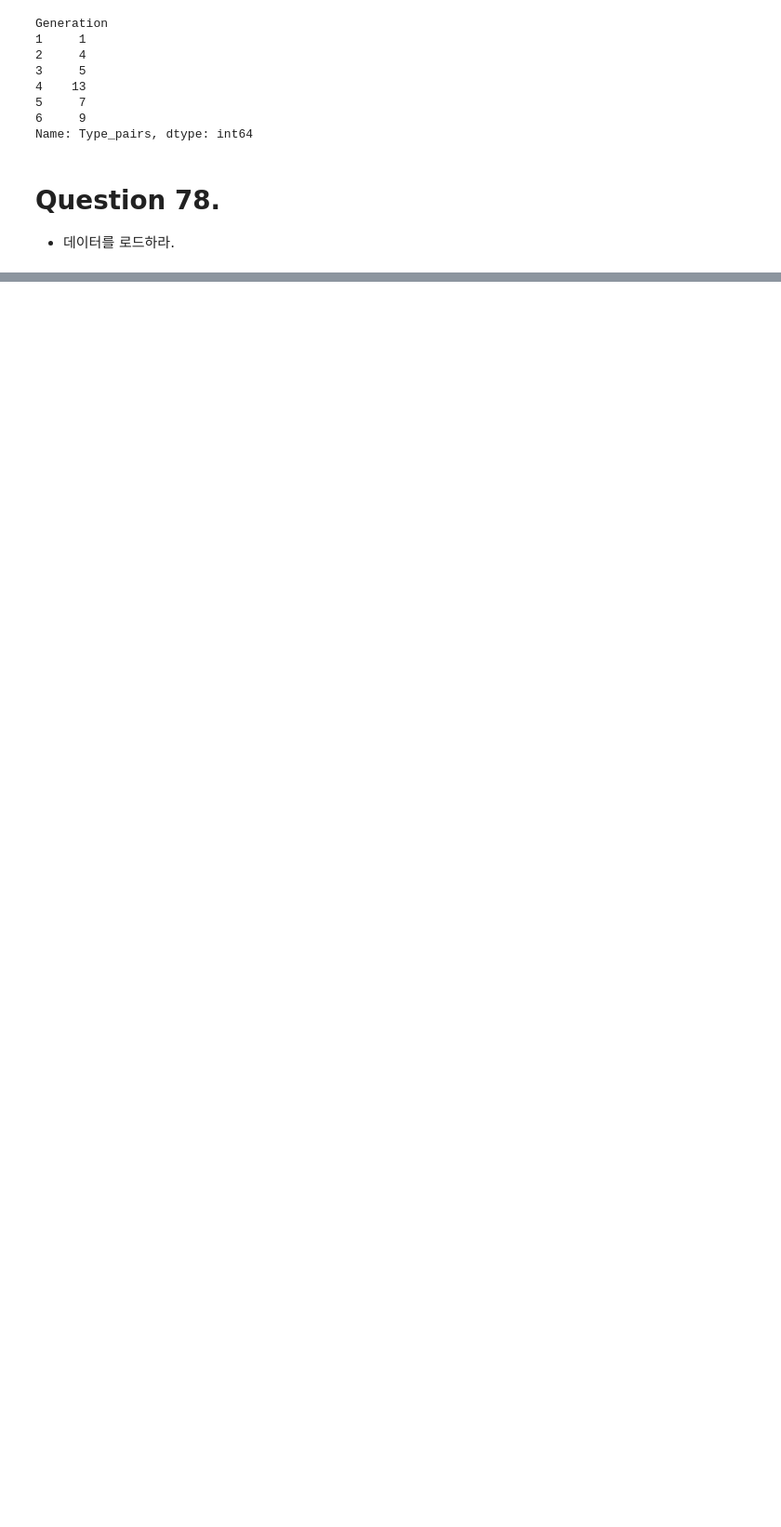
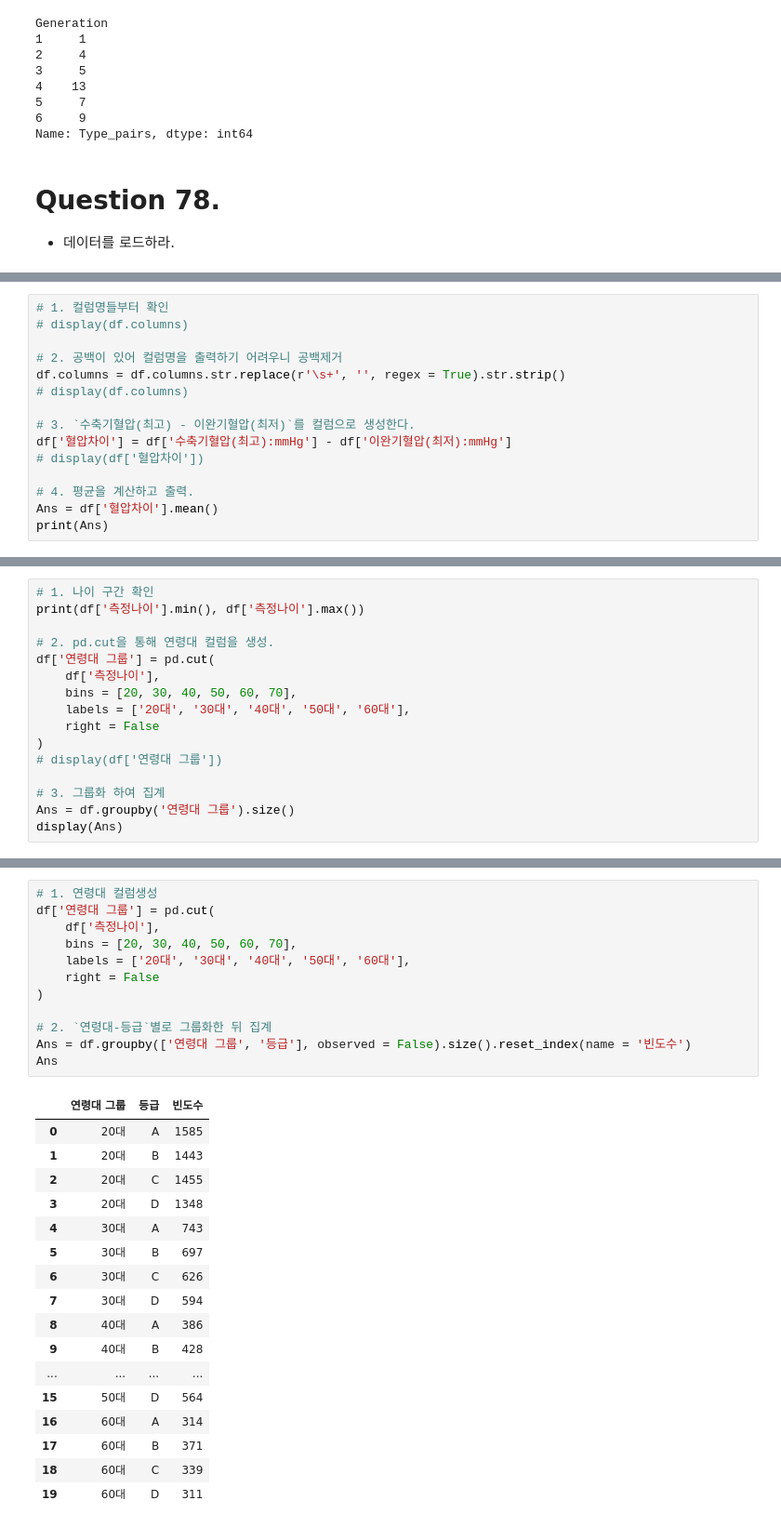
Before and after one commit to LWH4Data/Certifications, a Jupyter notebook: 빅분기/01_작업 1유형/sol.ipynb, the cells around one changed output, grey strips where cells are left out. Shown at 93% size. Saved outputs shown, nothing was run; the diff lists cells and outputs as text; blank space fills up the shorter version.

```diff
--- a/빅분기/01_작업 1유형/sol.ipynb
+++ b/빅분기/01_작업 1유형/sol.ipynb
@@ -1840,0 +1842,15 @@ df.head()
+# %%
+# 1. 컬럼명들부터 확인
+# display(df.columns)
+
+# 2. 공백이 있어 컬럼명을 출력하기 어려우니 공백제거
+df.columns = df.columns.str.replace(r'\s+', '', regex = True).str.strip()
+# display(df.columns)
+
+# 3. `수축기혈압(최고) - 이완기혈압(최저)`를 컬럼으로 생성한다.
+df['혈압차이'] = df['수축기혈압(최고):mmHg'] - df['이완기혈압(최저):mmHg']
+# display(df['혈압차이'])
+
+# 4. 평균을 계산하고 출력.
+Ans = df['혈압차이'].mean()
+print(Ans)
@@ -1840,0 +1875,16 @@ df.head()
+# %%
+# 1. 나이 구간 확인
+print(df['측정나이'].min(), df['측정나이'].max())
+
+# 2. pd.cut을 통해 연령대 컬럼을 생성.
+df['연령대 그룹'] = pd.cut(
+    df['측정나이'],
+    bins = [20, 30, 40, 50, 60, 70],
+    labels = ['20대', '30대', '40대', '50대', '60대'],
+    right = False
+)
+# display(df['연령대 그룹'])
+
+# 3. 그룹화 하여 집계
+Ans = df.groupby('연령대 그룹').size()
+display(Ans)
@@ -1840,0 +1903,30 @@ df.head()
+# %%
+# 1. 연령대 컬럼생성
+df['연령대 그룹'] = pd.cut(
+    df['측정나이'],
+    bins = [20, 30, 40, 50, 60, 70],
+    labels = ['20대', '30대', '40대', '50대', '60대'],
+    right = False
+)
+
+# 2. `연령대-등급`별로 그룹화한 뒤 집계
+Ans = df.groupby(['연령대 그룹', '등급'], observed = False).size().reset_index(name = '빈도수')
+Ans
+# %% [output]
+|  | 연령대 그룹 | 등급 | 빈도수 |
+| 0 | 20대 | A | 1585 |
+| 1 | 20대 | B | 1443 |
+| 2 | 20대 | C | 1455 |
+| 3 | 20대 | D | 1348 |
+| 4 | 30대 | A | 743 |
+| 5 | 30대 | B | 697 |
+| 6 | 30대 | C | 626 |
+| 7 | 30대 | D | 594 |
+| 8 | 40대 | A | 386 |
+| 9 | 40대 | B | 428 |
+| ... | ... | ... | ... |
+| 15 | 50대 | D | 564 |
+| 16 | 60대 | A | 314 |
+| 17 | 60대 | B | 371 |
+| 18 | 60대 | C | 339 |
+| 19 | 60대 | D | 311 |
```
Also changed, not shown: parts of 19 cells of this notebook.
